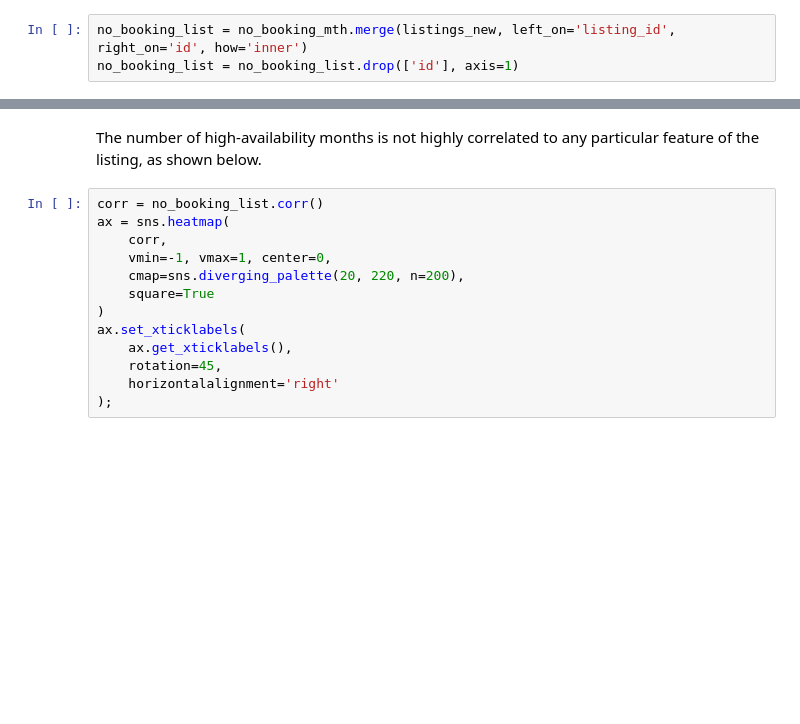
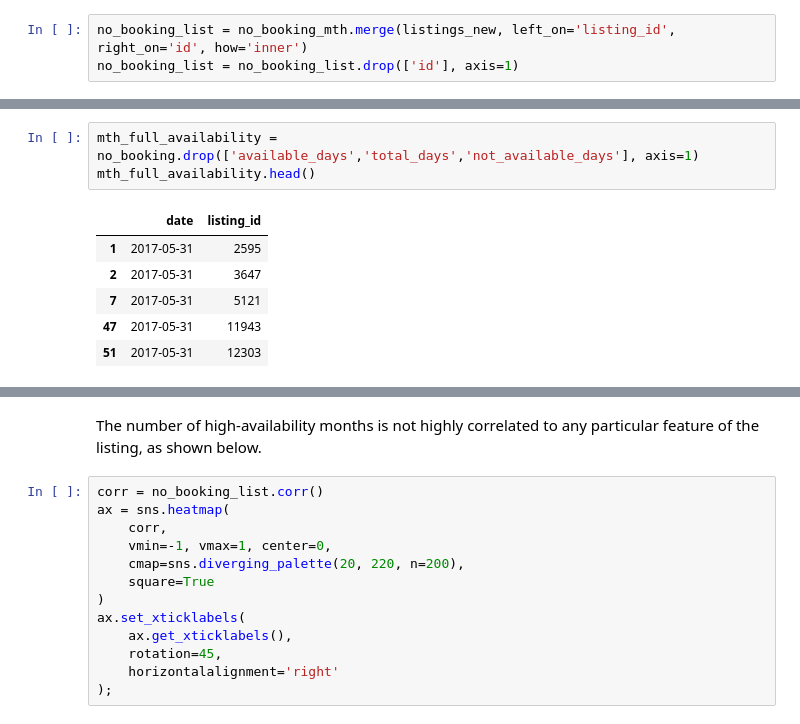
Before and after one commit to terenceneo/Airbnb-NYC-data-study, a Jupyter notebook: Low booking rate listings.ipynb, the cells around one changed output, grey strips where cells are left out. Drawn from its saved outputs; the diff is of its cells as text; blank space fills up the shorter version.

```diff
--- a/Low booking rate listings.ipynb
+++ b/Low booking rate listings.ipynb
@@ -156,0 +254,10 @@ no_booking_list.head()
+# %%
+mth_full_availability = no_booking.drop(['available_days','total_days','not_available_days'], axis=1)
+mth_full_availability.head()
+# %% [output]
+|  | date | listing_id |
+| 1 | 2017-05-31 | 2595 |
+| 2 | 2017-05-31 | 3647 |
+| 7 | 2017-05-31 | 5121 |
+| 47 | 2017-05-31 | 11943 |
+| 51 | 2017-05-31 | 12303 |
```
Also changed, not shown: parts of 26 cells of this notebook, 1 other file.
